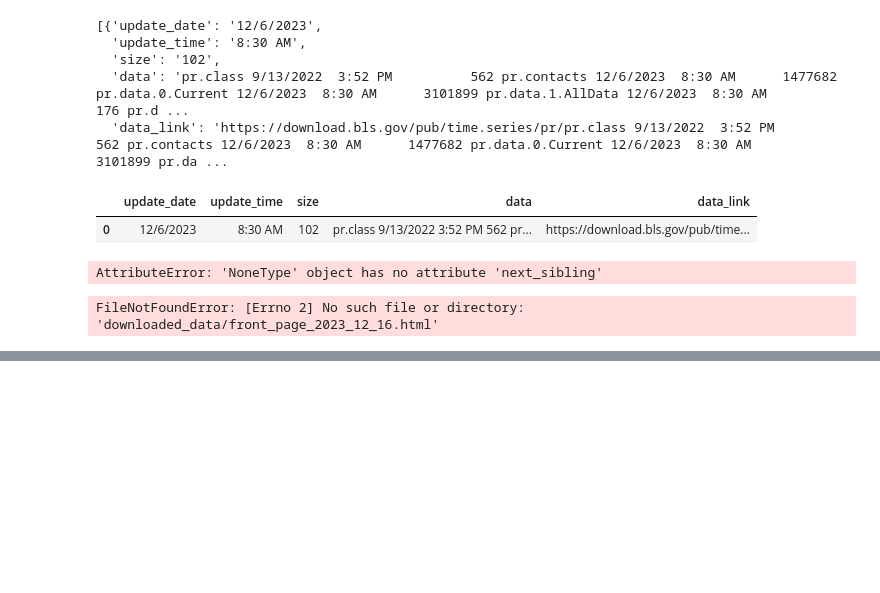
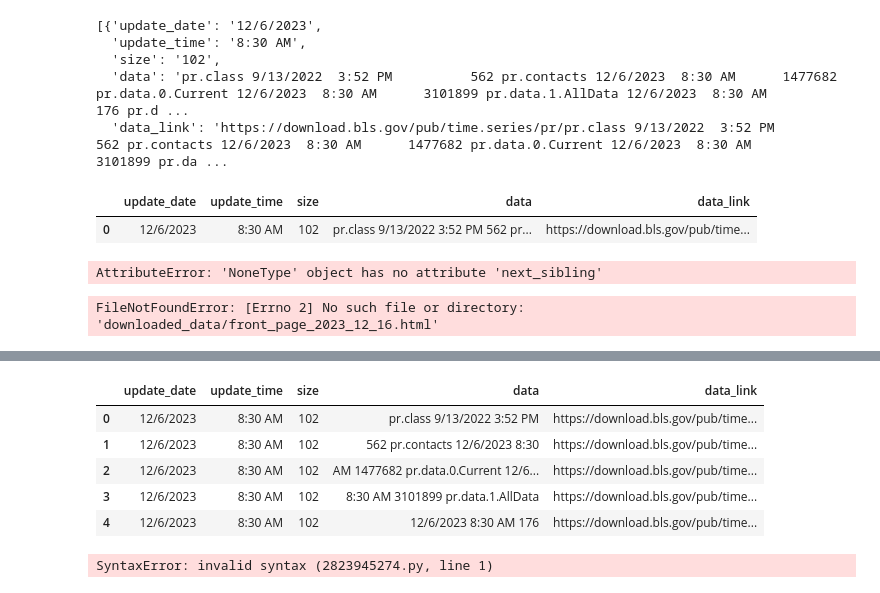
Before and after one commit to EdwardPlata/quest-ep-submission, a Jupyter notebook: Part_1_notebook.ipynb, the cells around one changed output, grey strips where cells are left out. Cells and saved outputs as stored; diff of their text form; code cells hidden in the pictures; blank space fills up the shorter version.

Commit message:
Developing S3 and data fetcher wrapper

```diff
--- a/Part_1_notebook.ipynb
+++ b/Part_1_notebook.ipynb
@@ -277,6 +277,10 @@ def download_front_page(url, download_dir='downloaded_data', retries=3):
 
     raise Exception(f"Failed to fetch data from {url} after {retries} attempts")
 # %%
+import requests
+import os
+from datetime import datetime
+
 def parse_front_page(file_path):
     # Read the HTML content from the file
     with open(file_path, 'r', encoding='utf-8') as f:
@@ -292,14 +296,17 @@ def parse_front_page(file_path):
     for line in soup.get_text().split('\n'):
         match = file_info_pattern.search(line)
         if match:
-            data = {
-                'update_date': match.group(1),
-                'update_time': match.group(2),
-                'size': match.group(3),
-                'data': match.group(4),
-                'data_link': os.path.join(url, match.group(4))
-            }
-            file_data.append(data)
+            # Split the 'data' field into separate entries
+            data_entries = match.group(4).split()
+            for i in range(0, len(data_entries), 4):
+                data = {
+                    'update_date': match.group(1),
+                    'update_time': match.group(2),
+                    'size': match.group(3),
+                    'data': ' '.join(data_entries[i:i+4]),
+                    'data_link': os.path.join(url, ' '.join(data_entries[i:i+4]))
+                }
+                file_data.append(data)
 
     return file_data
 # %%
@@ -312,0 +376,20 @@ front_page_data
+# %%
+# PArse the front_page_data to be better readable in a dataframe
+import pandas as pd
+
+# Set the options
+pd.set_option('display.max_columns', None)  # or 1000
+pd.set_option('display.max_rows', None)  # or 1000
+df = pd.DataFrame(front_page_data)
+df.head()
+# %% [output]
+|  | update_date | update_time | size | data | data_link |
+| 0 | 12/6/2023 | 8:30 AM | 102 | pr.class 9/13/2022 3:52 PM | https://download.bls.gov/pub/time... |
+| 1 | 12/6/2023 | 8:30 AM | 102 | 562 pr.contacts 12/6/2023 8:30 | https://download.bls.gov/pub/time... |
+| 2 | 12/6/2023 | 8:30 AM | 102 | AM 1477682 pr.data.0.Current 12/6... | https://download.bls.gov/pub/time... |
+| 3 | 12/6/2023 | 8:30 AM | 102 | 8:30 AM 3101899 pr.data.1.AllData | https://download.bls.gov/pub/time... |
+| 4 | 12/6/2023 | 8:30 AM | 102 | 12/6/2023 8:30 AM 176 | https://download.bls.gov/pub/time... |
+# %%
+https://download.bls.gov/pub/time.series/pr/pr.class
+# %% [output]
+SyntaxError: invalid syntax (2823945274.py, line 1)
```
Also changed, not shown: parts of 9 cells of this notebook, 5 other files.
